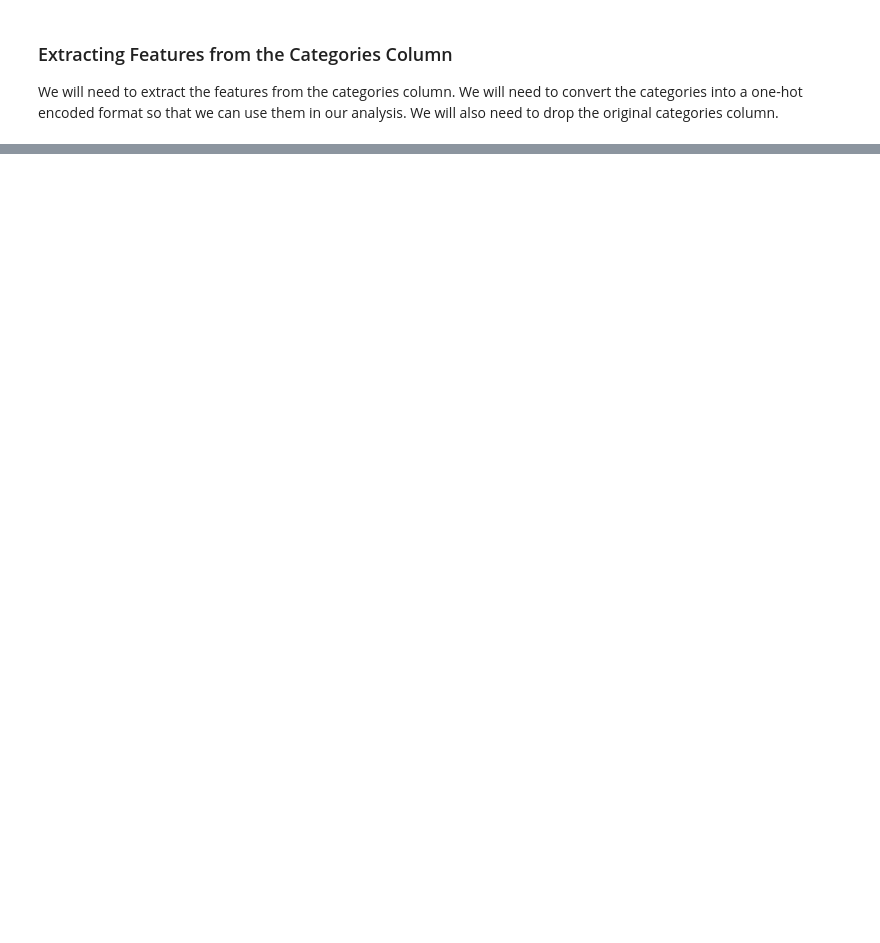
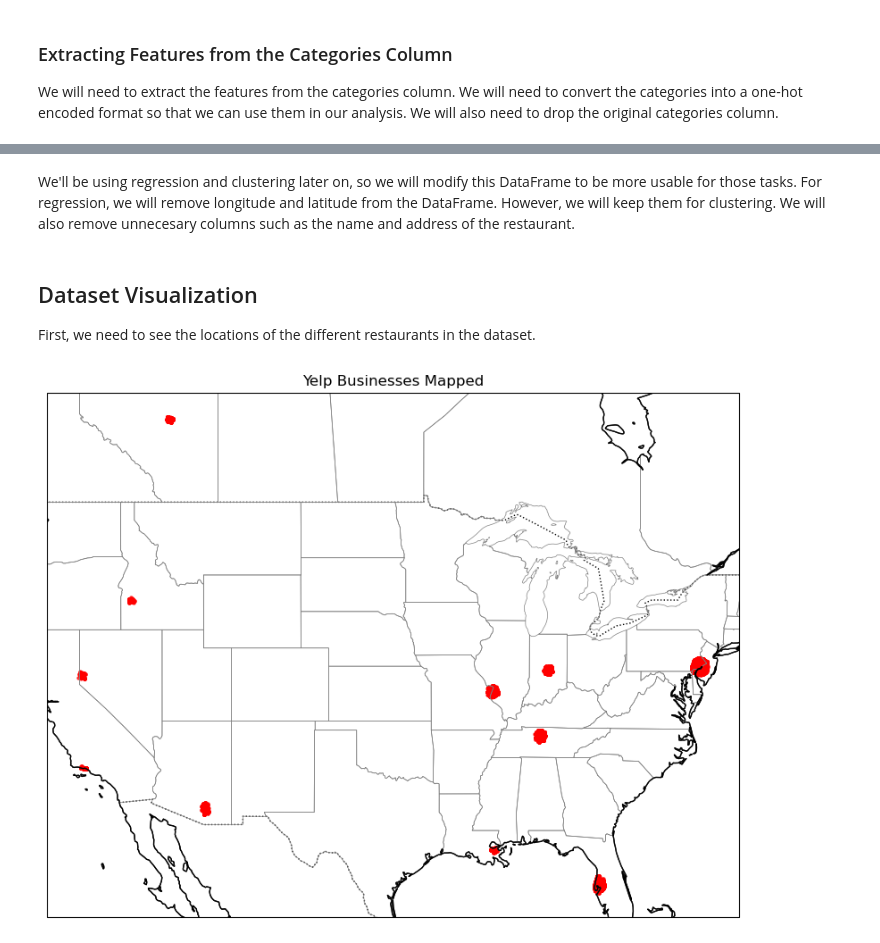
Before and after one commit to ervinp2002/yelp-dataset-analysis, a Jupyter notebook: yelp_analysis.ipynb, the cells around one changed output, grey strips where cells are left out. Saved outputs shown, nothing was run; the diff lists cells and outputs as text; code cells hidden in the pictures; blank space fills up the shorter version.

```diff
--- a/yelp_analysis.ipynb
+++ b/yelp_analysis.ipynb
@@ -452,0 +512,50 @@ business_df.head(10)
+# %% [markdown]
+We'll be using regression and clustering later on, so we will modify this DataFrame to be more usable for those tasks. For regression, we will remove longitude and latitude from the DataFrame. However, we will keep them for clustering. We will also remove
+unnecesary columns such as the name and address of the restaurant.
+# %%
+columns_to_drop = ['name', 'address', 'city', 'state', 'postal_code']
+
+# Extract the above columns to a new DataFrame
+business_info_df = business_df[columns_to_drop].copy()
+
+# Drop the columns from the original DataFrame
+business_df = business_df.drop(columns=columns_to_drop)
+
+# Making seperate datasets for regression and clustering
+business_clustering_df = business_df.copy()
+business_regression_df = business_df.copy().drop(columns=['longitude', 'latitude'])
+
+# Export the DataFrames to CSV files
+business_clustering_df.to_csv('business_clustering_df.csv', index=False)
+business_regression_df.to_csv('business_regression_df.csv', index=False)
+business_info_df.to_csv('business_info_df.csv', index=False)
+# %% [markdown]
+## Dataset Visualization
+
+First, we need to see the locations of the different restaurants in the dataset.
+# %%
+# Create a 'geometry' column
+business_df['geometry'] = business_df.apply(lambda row: Point(row['longitude'], row['latitude']), axis=1)
+
+# Convert regular DataFrame to GeoDataFrame
+gdf = gpd.GeoDataFrame(business_df, geometry='geometry')
+
+# Set the coordinate reference system (CRS) - EPSG:4326 is WGS84 standard (lat/lon)
+gdf.set_crs(epsg=4326, inplace=True)
+
+# Setup plot
+fig, ax = plt.subplots(figsize=(10, 10), subplot_kw={'projection': ccrs.PlateCarree()})
+
+# Plot Yelp points
+gdf.plot(ax=ax, markersize=5, alpha=0.7, color='red')
+
+# Add map features
+ax.coastlines()
+ax.add_feature(cfeature.BORDERS, linestyle=':', edgecolor='black', linewidth=1)
+ax.add_feature(cfeature.STATES, linestyle='-', edgecolor='gray', linewidth=0.5)
+ax.add_feature(cfeature.COASTLINE, linewidth=0.8)
+ax.set_title('Yelp Businesses Mapped')
+
+plt.show()
+# %% [output]
+[figure, added]
```
Also changed, not shown: parts of 8 cells of this notebook, 4 other files.
